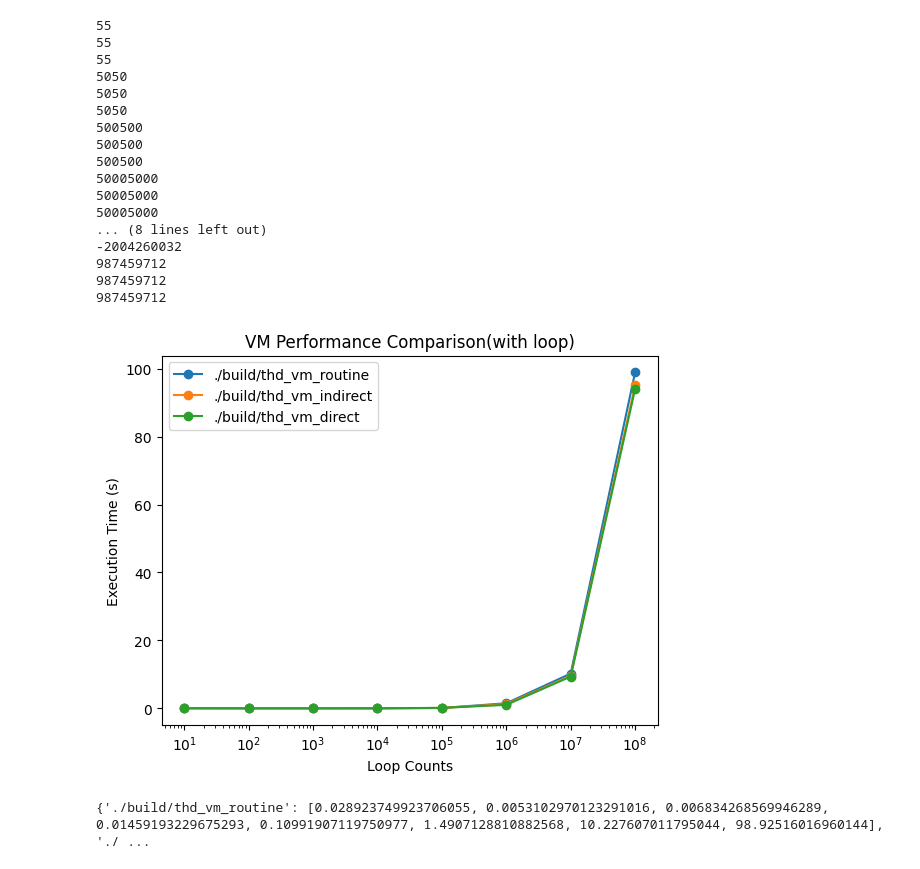
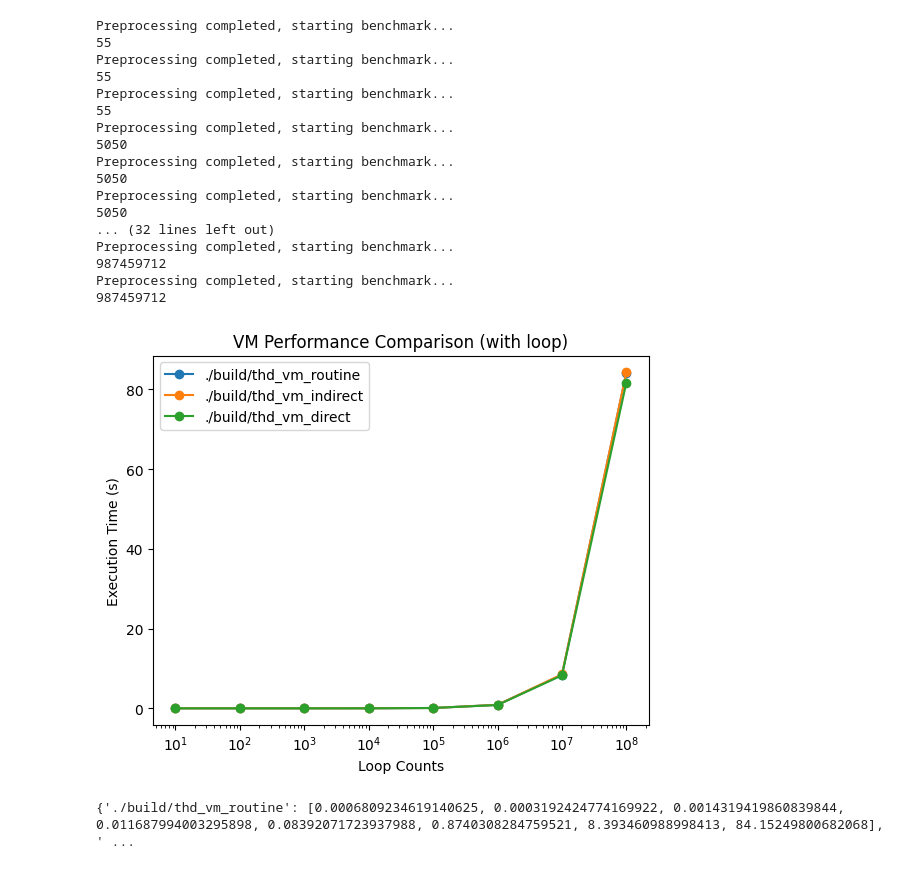
Before and after one commit to Jacksadventure/FuzzingVM, a Jupyter notebook: benchmark.ipynb, the cells around one changed output. Cells and saved outputs as stored; diff of their text form; code cells hidden in the pictures.

```diff
--- a/benchmark.ipynb
+++ b/benchmark.ipynb
@@ -12,46 +9,60 @@ execution_times = {vm: [] for vm in vm_programs}
+# %%
+def run_vm_benchmark(vm_program, vm_code):
+    cp.binary(vm_code)
+    process = subprocess.Popen([vm_program,"--benchmark","program.bin"],
+                               stdout=subprocess.PIPE, stderr=subprocess.PIPE, text=True)
+    start_time = None
+    while True:
+        line = process.stdout.readline()
+        if not line:
+            break
+        print(line, end='')
+        if "Preprocessing completed, starting benchmark..." in line:
+            start_time = time.time()
+    process.wait()
+    end_time = time.time()
+    return end_time - start_time if start_time else None
 # %%
+loop_counts = [10, 100, 1000, 10000, 100000,1000000,10000000,100000000]
+execution_times = {vm: [] for vm in vm_programs}
+vm_code_template = "DT_IMMI,0,DT_STO_IMMI,0,1,DT_LOD,0,DT_ADD,DT_LOD,0,DT_INC,DT_STO,0,DT_LOD,0,DT_IMMI,{loop_count},DT_GT,DT_JZ,5,DT_PRINT,DT_END"
 for count in loop_counts:
     vm_code = vm_code_template.format(loop_count=count)
-    cp.binary(vm_code)
-
     for vm_program in vm_programs:
-        start_time = time.time()
-        subprocess.run([vm_program, "program.bin"])
-        end_time = time.time()
-        execution_times[vm_program].append(end_time - start_time)
-
+        exec_time = run_vm_benchmark(vm_program, vm_code)
+        if exec_time is not None:
+            execution_times[vm_program].append(exec_time)
 for vm_program, times in execution_times.items():
     plt.plot(loop_counts, times, marker='o', label=vm_program)
-
 plt.xscale('log')
 plt.xlabel('Loop Counts')
 plt.ylabel('Execution Time (s)')
-plt.title('VM Performance Comparison(with loop)')
+plt.title('VM Performance Comparison (with loop)')
 plt.legend()
 plt.show()
 # %% [output]
+Preprocessing completed, starting benchmark...
 55
+Preprocessing completed, starting benchmark...
 55
+Preprocessing completed, starting benchmark...
 55
+Preprocessing completed, starting benchmark...
 5050
+Preprocessing completed, starting benchmark...
 5050
+Preprocessing completed, starting benchmark...
 5050
-500500
-500500
-500500
-50005000
-50005000
-50005000
-... (8 lines left out)
--2004260032
+... (32 lines left out)
+Preprocessing completed, starting benchmark...
 987459712
+Preprocessing completed, starting benchmark...
 987459712
-987459712
-[figure, old version]
+[figure, new version]
 # %%
 print(execution_times)
 # %% [output]
-{'./build/thd_vm_routine': [0.028923749923706055, 0.0053102970123291016, 0.006834268569946289, 0.01459193229675293, 0.10991907119750977, 1.4907128810882568, 10.227607011795044, 98.92516016960144], './ ...
+{'./build/thd_vm_routine': [0.0006809234619140625, 0.0003192424774169922, 0.0014319419860839844, 0.011687994003295898, 0.08392071723937988, 0.8740308284759521, 8.393460988998413, 84.15249800682068], ' ...
 # %%
 sizes_kb = [2, 4, 6, 8, 10, 12, 14, 16, 18, 20,22,24,26,28,30]
 instruction_size = 4
```
Also changed, not shown: parts of 5 cells of this notebook, 7 other files.
